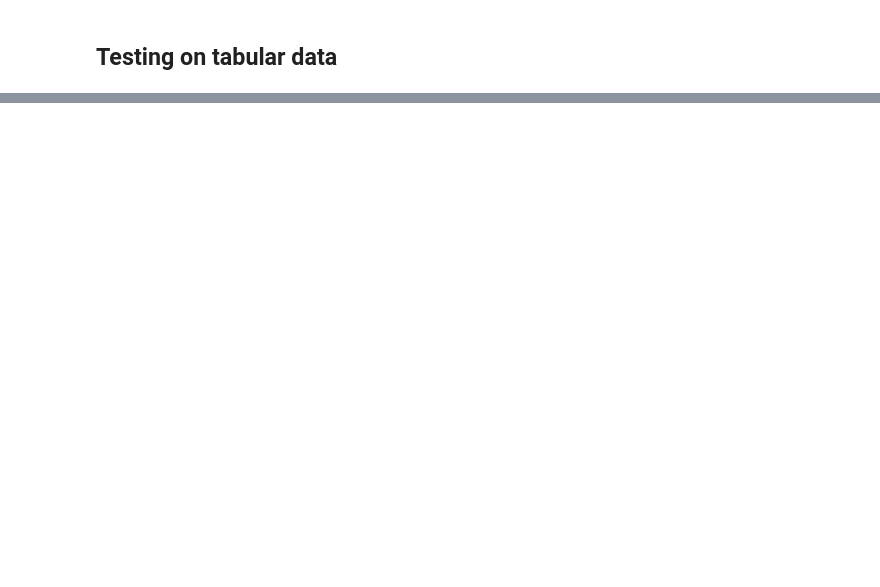
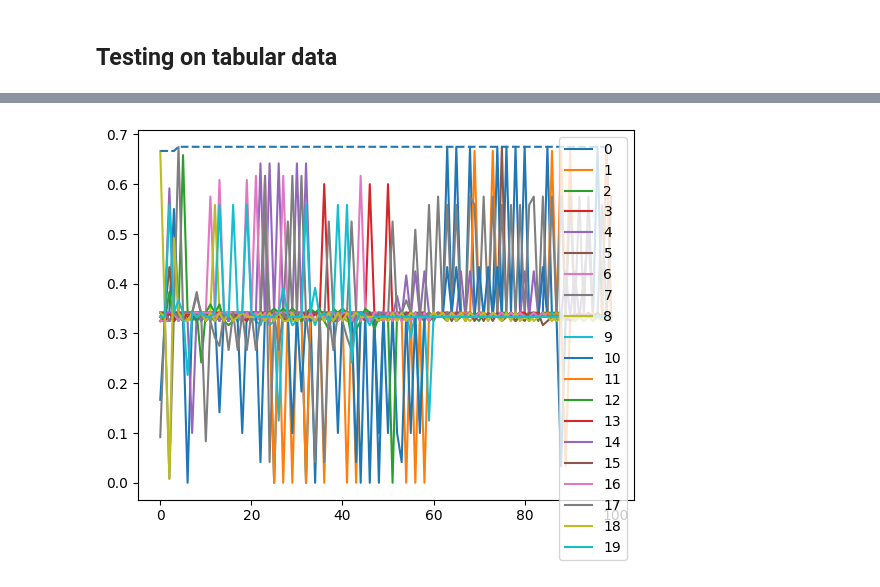
Before and after one commit to N0taName/NN-with-PSO-, a Jupyter notebook: PSO.ipynb, the cells around one changed output, grey strips where cells are left out. Saved outputs shown, nothing was run; the diff lists cells and outputs as text; code cells hidden in the pictures; blank space fills up the shorter version.

```diff
--- a/PSO.ipynb
+++ b/PSO.ipynb
@@ -319,0 +389,39 @@ plt.show()
+# %%
+#train on iris
+from sklearn import datasets
+from sklearn.model_selection import train_test_split
+
+iris = datasets.load_iris()
+X = iris.data
+y = iris.target
+
+X_train, X_test, y_train, y_test = train_test_split(X, y, test_size=0.2, random_state=42)
+
+#to float32
+X_train = torch.tensor(X_train).type(torch.float32)
+X_test = torch.tensor(X_test).type(torch.float32)
+y_train = torch.tensor(y_train).type(torch.int64)
+y_test = torch.tensor(y_test).type(torch.int64)
+# %%
+model_iris = nn.Sequential(
+    nn.Linear(4,128,dtype=torch.float32),
+    nn.ReLU(),
+    nn.Linear(128,64,dtype=torch.float32),
+    nn.ReLU(),
+    nn.Linear(64,3,dtype=torch.float32),
+    nn.Softmax(1)
+)
+
+best_model_iris,history_iris,global_best_history_iris = train(
+    model=model_iris,
+    metric=Accuracy(task="multiclass", num_classes=3),
+    data=torch.tensor(X_train),
+    labels=torch.tensor(y_train),
+    iterations=100,n_particles=20,alpha=4,beta=4,minim=False
+)
+# %%
+history_iris.plot()
+plt.plot(global_best_history_iris,'--')
+plt.show()
+# %% [output]
+[figure, added]
```
Also changed, not shown: parts of 17 cells of this notebook.
